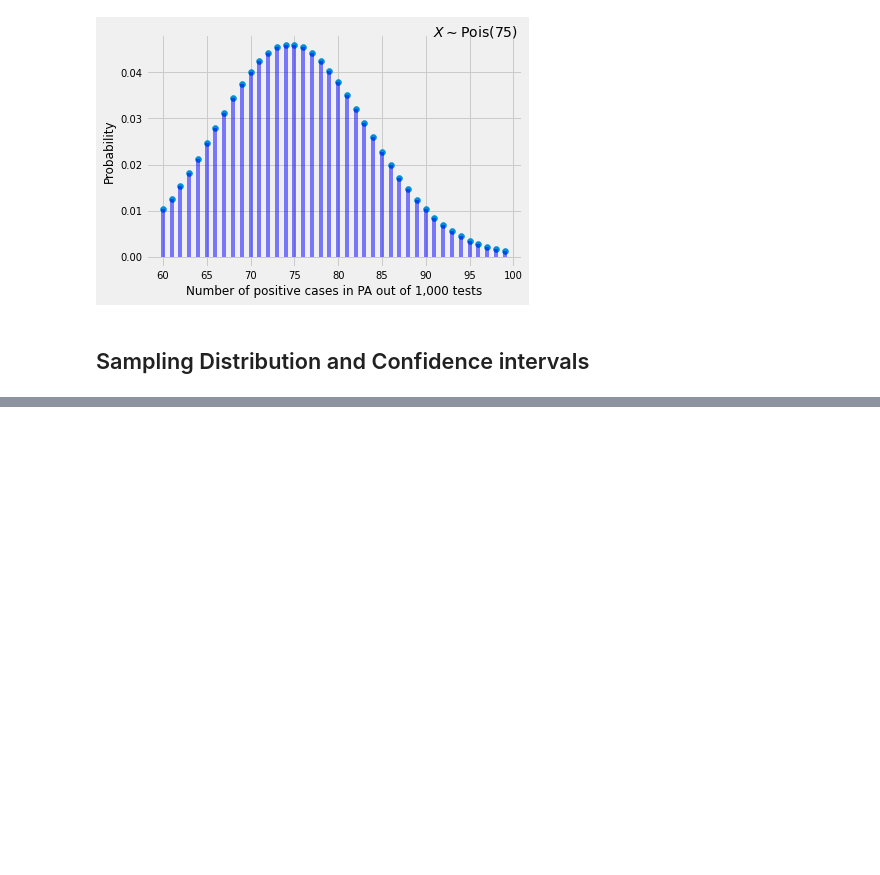
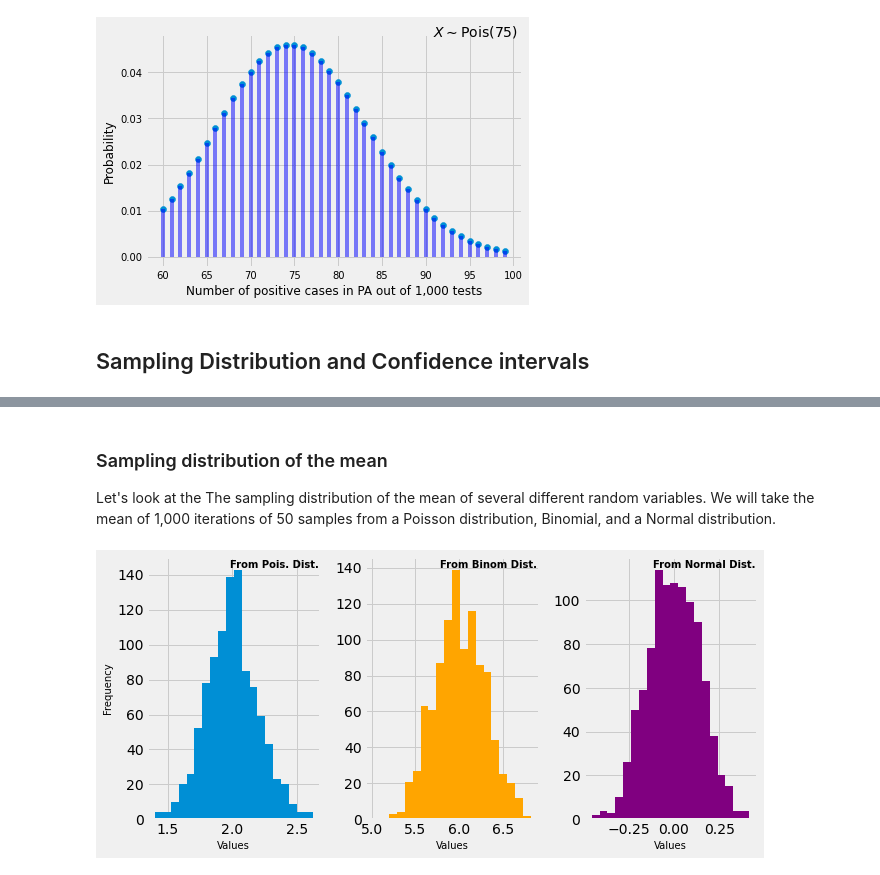
Before and after one commit to computationalUncertaintyLab/2020F_PHDSI, a Jupyter notebook: c7/Class18-20.ipynb, the cells around one changed output, grey strips where cells are left out. Drawn from its saved outputs; the diff is of its cells as text; code cells hidden in the pictures; blank space fills up the shorter version.

```diff
--- a/c7/Class18-20.ipynb
+++ b/c7/Class18-20.ipynb
@@ -170,0 +208,58 @@ Text(0.99, 0.99, '$X\\sim \\mathrm{Pois}(75)$')
+# %% [markdown]
+### Sampling distribution of the mean
+
+Let's look at the The sampling distribution of the mean of several different random variables.
+We will take the mean of 1,000 iterations of 50 samples from a Poisson distribution, Binomial, and a Normal distribution.
+# %%
+import numpy as np
+
+iterations = 10**3
+sampleSize = 50
+
+fig,axs = plt.subplots(1,3)
+
+# poisson
+means = []
+for it in range(iterations):
+    poisson = np.random.poisson(2.,50)
+    meanpois = np.mean(poisson)
+    means.append(meanpois)
+
+ax = axs[0]
+ax.hist(means,20)
+
+ax.set_xlabel("Values",fontsize=10)
+ax.set_ylabel("Frequency",fontsize=10)
+ax.text(0.99,0.99,s="From Pois. Dist.",weight="bold",fontsize=10,ha="right",va="top",transform=ax.transAxes)
+
+# binomial
+means = []
+for it in range(iterations):
+    binom = np.random.binomial(20.,0.3,50)
+    meanBinom = np.mean(binom)
+    means.append(meanBinom)
+
+ax = axs[1]
+ax.hist(means,20,color="orange")
+
+ax.set_xlabel("Values",fontsize=10)
+ax.text(0.99,0.99,s="From Binom Dist.",weight="bold",fontsize=10,ha="right",va="top",transform=ax.transAxes)
+
+
+# normal
+means = []
+for it in range(iterations):
+    norm = np.random.normal(0,1,50)
+    meanNorm = np.mean(norm)
+    means.append(meanNorm)
+
+ax = axs[2]
+ax.hist(means,20,color="purple")
+
+ax.set_xlabel("Values",fontsize=10)
+ax.text(0.99,0.99,s="From Normal Dist.",weight="bold",fontsize=10,ha="right",va="top",transform=ax.transAxes)
+
+fig.set_size_inches(9.5,9/2)
+fig.set_tight_layout(True)
+# %% [output]
+[figure, added]
```
Also changed, not shown: parts of 12 cells of this notebook.
